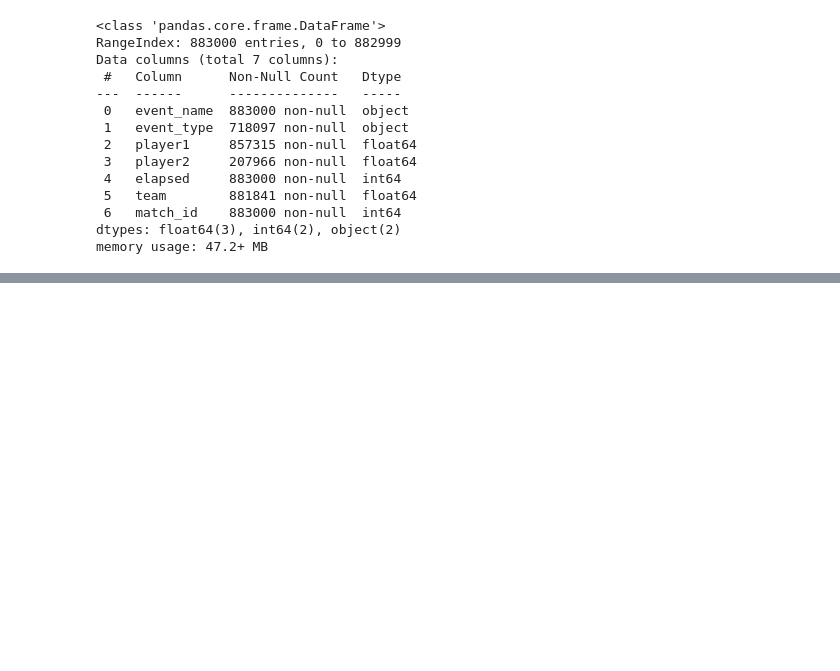
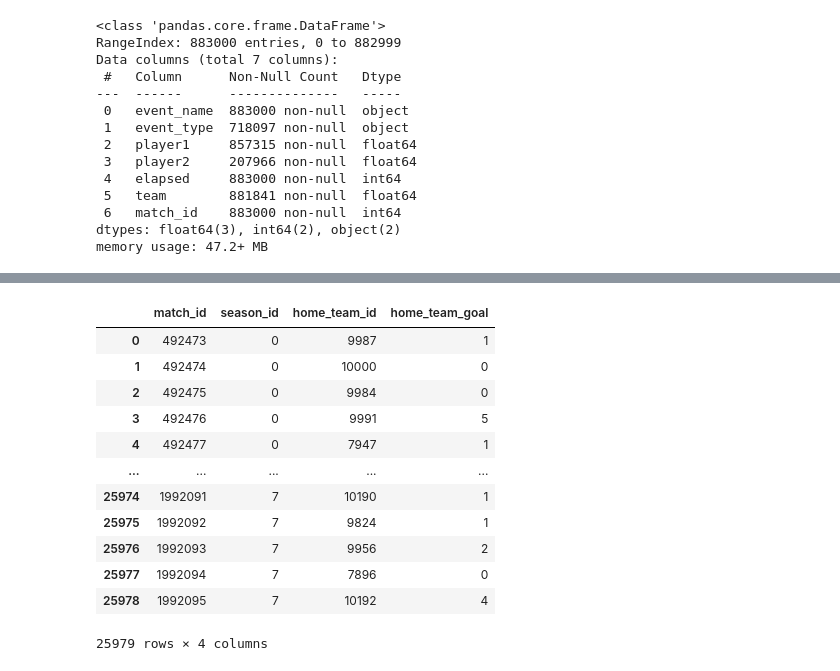
Before and after one commit to TFS32/PIT_II_CruzeiroDoSul, a Jupyter notebook: source_data.ipynb, the cells around one changed output, grey strips where cells are left out. Saved outputs shown, nothing was run; the diff lists cells and outputs as text; code cells hidden in the pictures; blank space fills up the shorter version.

```diff
--- a/source_data.ipynb
+++ b/source_data.ipynb
@@ -742,0 +833,17 @@ match_event.to_csv('match_event.csv')
+# %%
+match_home_team = match.drop(columns={'away_team_id', 'away_team_goal'})
+match_home_team
+# %% [output]
+|  | match_id | season_id | home_team_id | home_team_goal |
+| 0 | 492473 | 0 | 9987 | 1 |
+| 1 | 492474 | 0 | 10000 | 0 |
+| 2 | 492475 | 0 | 9984 | 0 |
+| 3 | 492476 | 0 | 9991 | 5 |
+| 4 | 492477 | 0 | 7947 | 1 |
+| ... | ... | ... | ... | ... |
+| 25974 | 1992091 | 7 | 10190 | 1 |
+| 25975 | 1992092 | 7 | 9824 | 1 |
+| 25976 | 1992093 | 7 | 9956 | 2 |
+| 25977 | 1992094 | 7 | 7896 | 0 |
+| 25978 | 1992095 | 7 | 10192 | 4 |
+25979 rows × 4 columns
```
Also changed, not shown: parts of 17 cells of this notebook, 4 other files.
